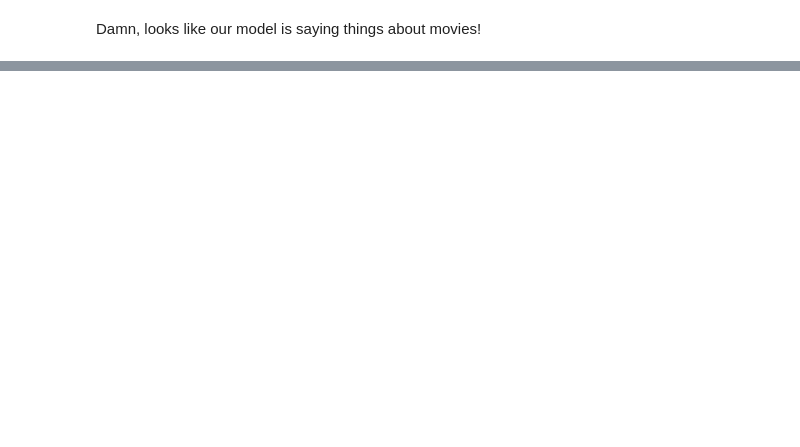
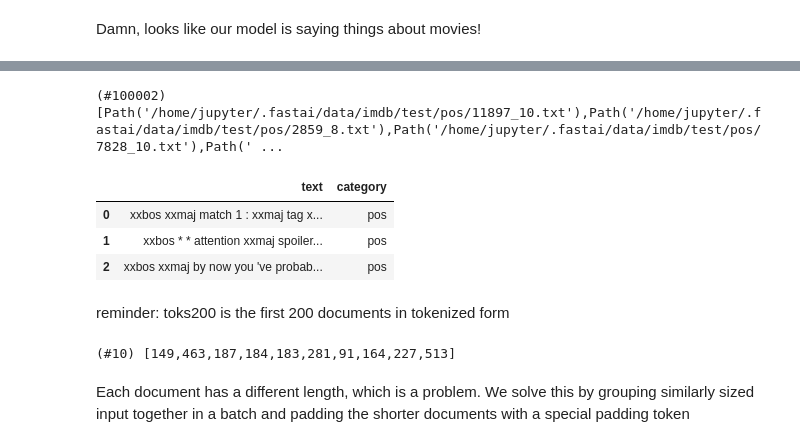
Before and after one commit to Mchristos/fastbook, a Jupyter notebook: mchristos/10_nlp.ipynb, the cells around one changed output, grey strips where cells are left out. Saved outputs shown, nothing was run; the diff lists cells and outputs as text; code cells hidden in the pictures; blank space fills up the shorter version.

```diff
--- a/mchristos/10_nlp.ipynb
+++ b/mchristos/10_nlp.ipynb
@@ -310,0 +321,20 @@ learn.predict("", n_words=100, temperature=0.7)
+# %%
+get_text_files(path)
+# %% [output]
+(#100002) [Path('/home/jupyter/.fastai/data/imdb/test/pos/11897_10.txt'),Path('/home/jupyter/.fastai/data/imdb/test/pos/2859_8.txt'),Path('/home/jupyter/.fastai/data/imdb/test/pos/7828_10.txt'),Path(' ...
+# %%
+dls_clas = DataBlock(
+    blocks=(TextBlock.from_folder(path, vocab=dls_lm.vocab), CategoryBlock),
+    get_y=parent_label,
+    get_items=partial(get_text_files, folders=['train','test']),
+    splitter=GrandparentSplitter(valid_name='test')
+).dataloaders(path,path=path,bs=128,seq_len=72)
+# %%
+dls_clas.show_batch(max_n=3)
+# %% [output]
+|  | text | category |
+| 0 | xxbos xxmaj match 1 : xxmaj tag x... | pos |
+| 1 | xxbos * * attention xxmaj spoiler... | pos |
+| 2 | xxbos xxmaj by now you 've probab... | pos |
+# %% [markdown]
+reminder: toks200 is the first 200 documents in tokenized form
@@ -310,0 +343,6 @@ learn.predict("", n_words=100, temperature=0.7)
+# %%
+nums_samp.map(len)
+# %% [output]
+(#10) [149,463,187,184,183,281,91,164,227,513]
+# %% [markdown]
+Each document has a different length, which is a problem. We solve this by grouping similarly sized input together in a batch and padding the shorter documents with a special padding token
```
Also changed, not shown: parts of 29 cells of this notebook, 1 other file.
